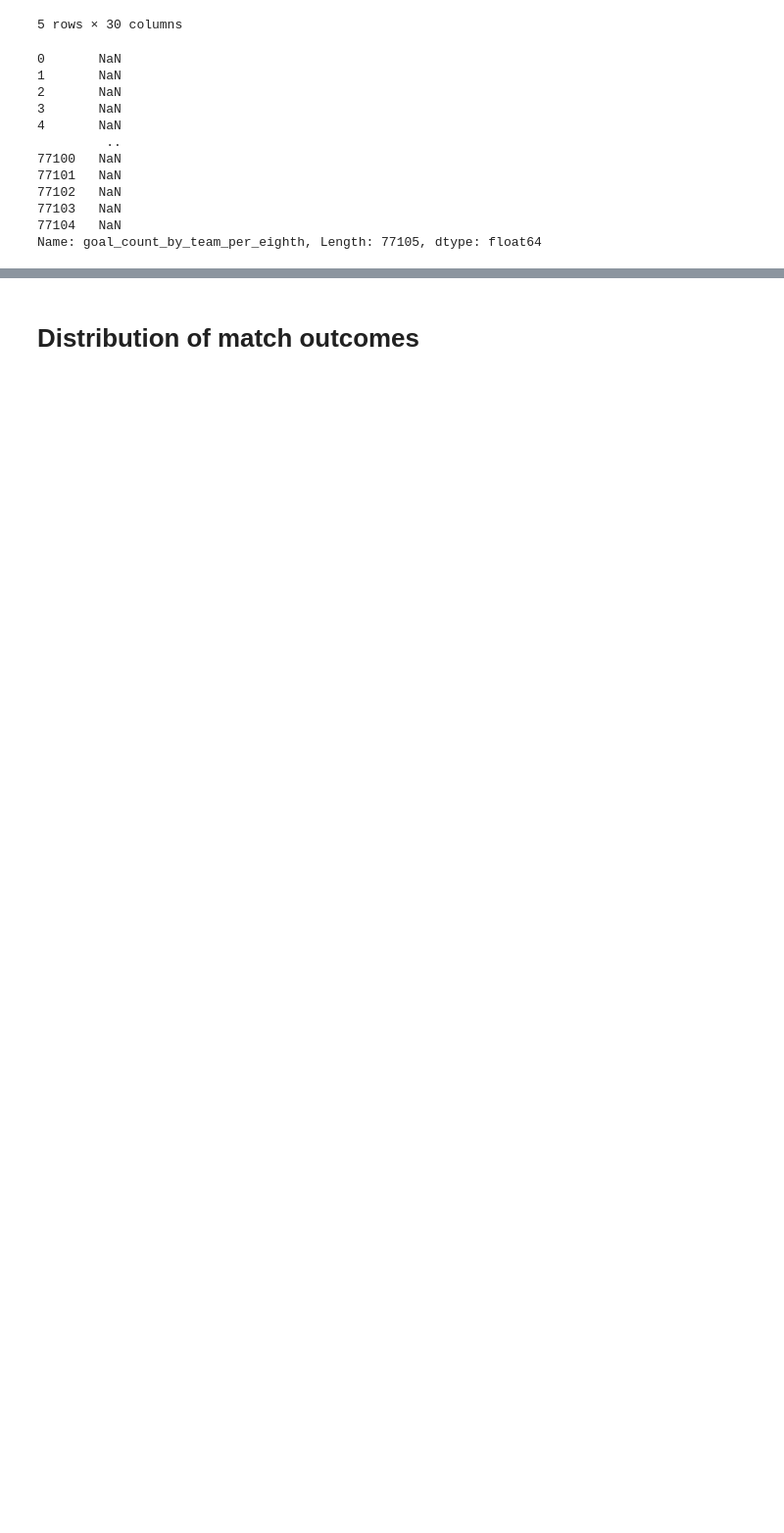
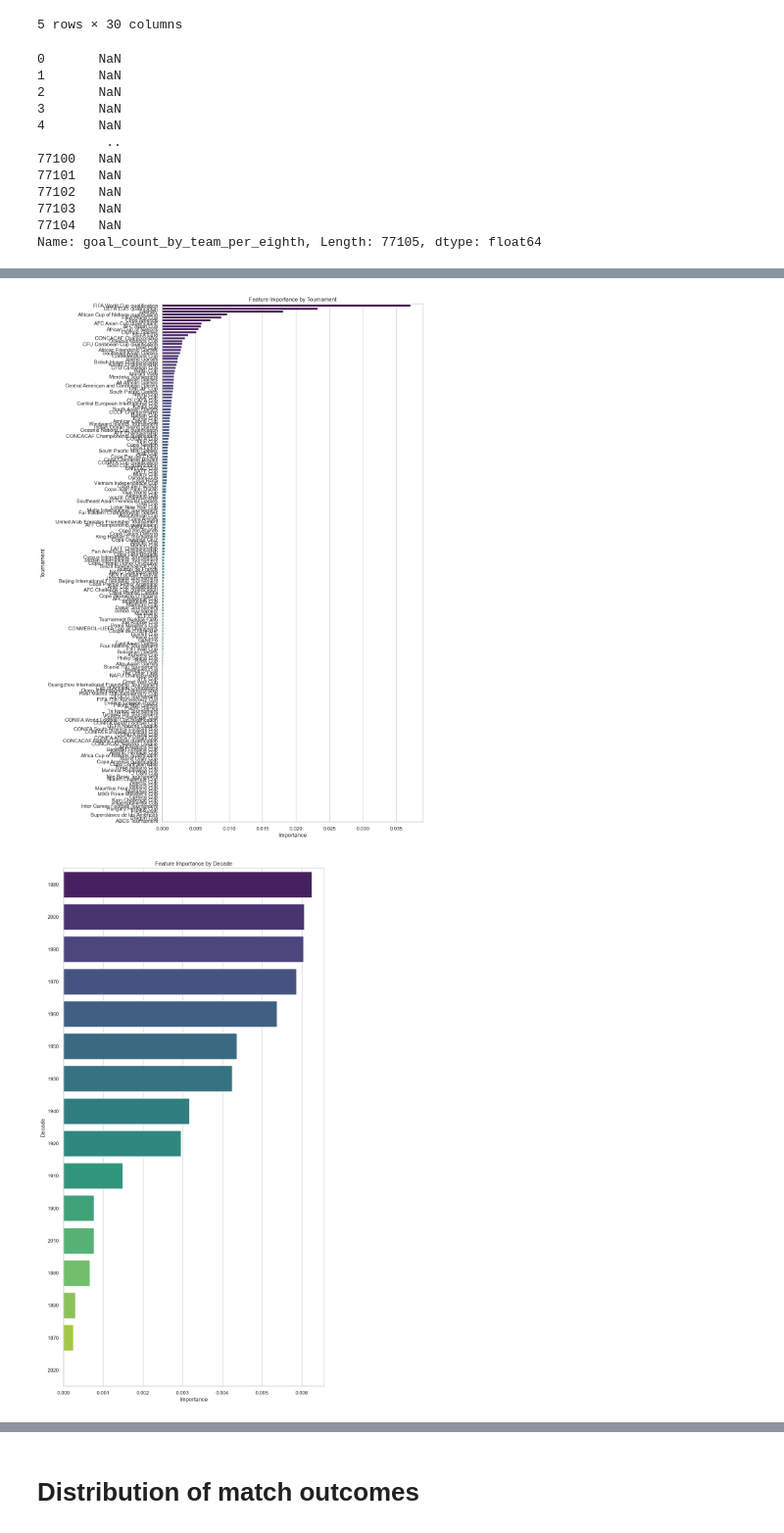
Before and after one commit to edenede2/MLcourse, a Jupyter notebook: a2/sectionA.ipynb, the cells around one changed output, grey strips where cells are left out. Shown at 98% size. Cells and saved outputs as stored; diff of their text form; code cells hidden in the pictures; blank space fills up the shorter version.

```diff
--- a/a2/sectionA.ipynb
+++ b/a2/sectionA.ipynb
@@ -548,0 +765,53 @@ merged_df['goal_count_by_player_per_eighth_per_season'] = merged_df.groupby(['sc
+# %%
+# Aggregating the features by tournament vs decade vs season
+# Group the features importance by tournament
+tournament_features = feature_importance[[col for col in feature_importance.index if 'tournament' in col]]
+tournament_features = tournament_features.groupby(lambda x: x.split('_')[1], axis=0).mean()
+# Sort the features by importance
+tournament_features = tournament_features.sort_values(ascending=False)
+
+# Group the features importance by decade
+decade_features = feature_importance[[col for col in feature_importance.index if 'decade' in col]]
+decade_features = decade_features.groupby(lambda x: x.split('_')[1], axis=0).mean()
+# Sort the features by importance
+decade_features = decade_features.sort_values(ascending=False)
+
+
+# Group the features importance by season
+season_features = feature_importance[[col for col in feature_importance.index if 'season' in col]]
+season_features = season_features.groupby(lambda x: x.split('_')[1], axis=0).mean()
+# Sort the features by importance
+season_features = season_features.sort_values(ascending=False)
+
+# Plot the feature importance by tournament
+plt.figure(figsize=(10, 20))
+sns.set(style='whitegrid')
+
+sns.barplot(x=tournament_features, y=tournament_features.index, palette='viridis')
+plt.title('Feature Importance by Tournament')
+plt.xlabel('Importance')
+plt.ylabel('Tournament')
+plt.show()
+
+# Plot the feature importance by decade
+plt.figure(figsize=(10, 20))
+sns.set(style='whitegrid')
+
+sns.barplot(x=decade_features, y=decade_features.index, palette='viridis')
+plt.title('Feature Importance by Decade')
+plt.xlabel('Importance')
+plt.ylabel('Decade')
+plt.show()
+
+# Plot the feature importance by season
+plt.figure(figsize=(10, 20))
+# add grid
+sns.set(style='whitegrid')
+sns.barplot(x=season_features, y=season_features.index, palette='viridis')
+plt.title('Feature Importance by Season')
+plt.xlabel('Importance')
+plt.ylabel('Season')
+plt.show()
+# %% [output]
+[figure, added]
+[figure, added]
```
Also changed, not shown: parts of 50 cells of this notebook.
